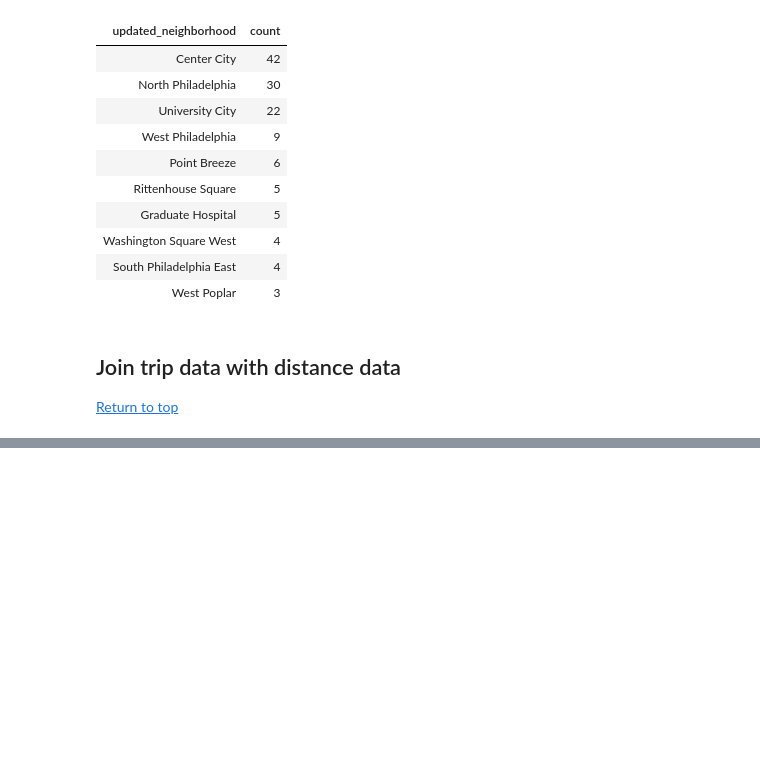
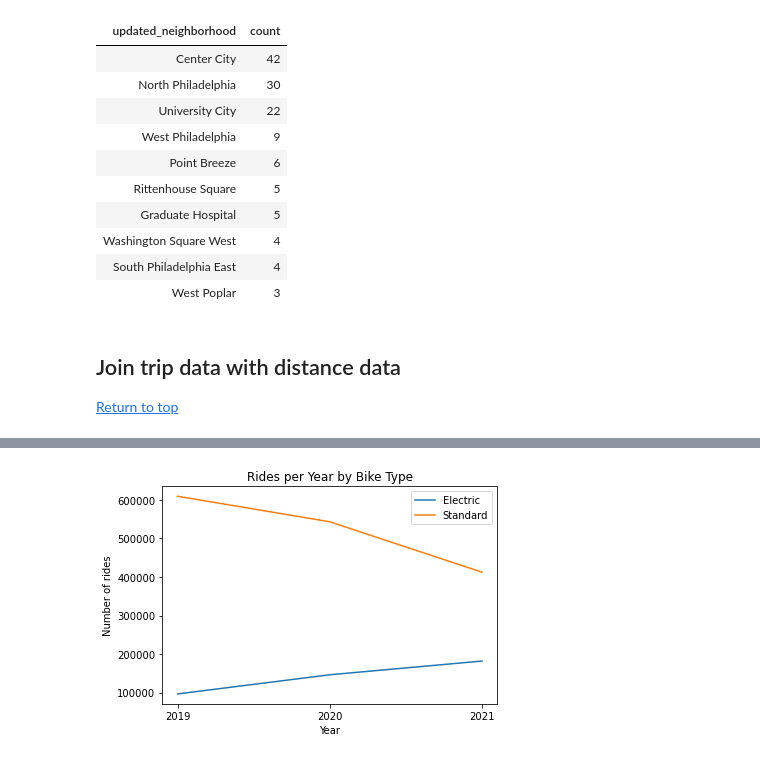
Before and after one commit to MichaelStinson/Indego-City-Bikes-with-Google-Maps-API, a Jupyter notebook: Part 3 Indego Data Analysis with SQL.ipynb, the cells around one changed output, grey strips where cells are left out. Drawn from its saved outputs; the diff is of its cells as text; code cells hidden in the pictures; blank space fills up the shorter version.

```diff
--- a/Part 3 Indego Data Analysis with SQL.ipynb
+++ b/Part 3 Indego Data Analysis with SQL.ipynb
@@ -247,0 +447,15 @@ Done.
+# %%
+import pandas as pd
+import matplotlib.pyplot as plt
+
+summary_bike_type = pd.read_sql('''
+SELECT
+    strftime('%Y',start_time) year,
+    bike_type,
+    COUNT(*) count,
+    100.0 * COUNT(*) / (SELECT COUNT(*) FROM trips_with_distance GROUP BY strftime('%Y',start_time)) percent_trips,
+    COUNT(DISTINCT bike_id) num_bikes
+FROM trips_with_distance
+GROUP BY year, bike_type''', 'sqlite:///bike_trip_db')
+
+summary_bike_type
@@ -247,0 +470,11 @@ Done.
+# %%
+plt.title("Rides per Year by Bike Type")
+plt.xlabel("Year")
+plt.ylabel("Number of rides")
+plt.plot(summary_bike_type['year'].unique(), summary_bike_type.loc[summary_bike_type['bike_type'] == 'electric', 'count'], label="Electric")
+plt.plot(summary_bike_type['year'].unique(), summary_bike_type.loc[summary_bike_type['bike_type'] == 'standard', 'count'], label="Standard")
+
+plt.legend()
+plt.show()
+# %% [output]
+[figure, added]
```
Also changed, not shown: parts of 21 cells of this notebook, 2 other files.
